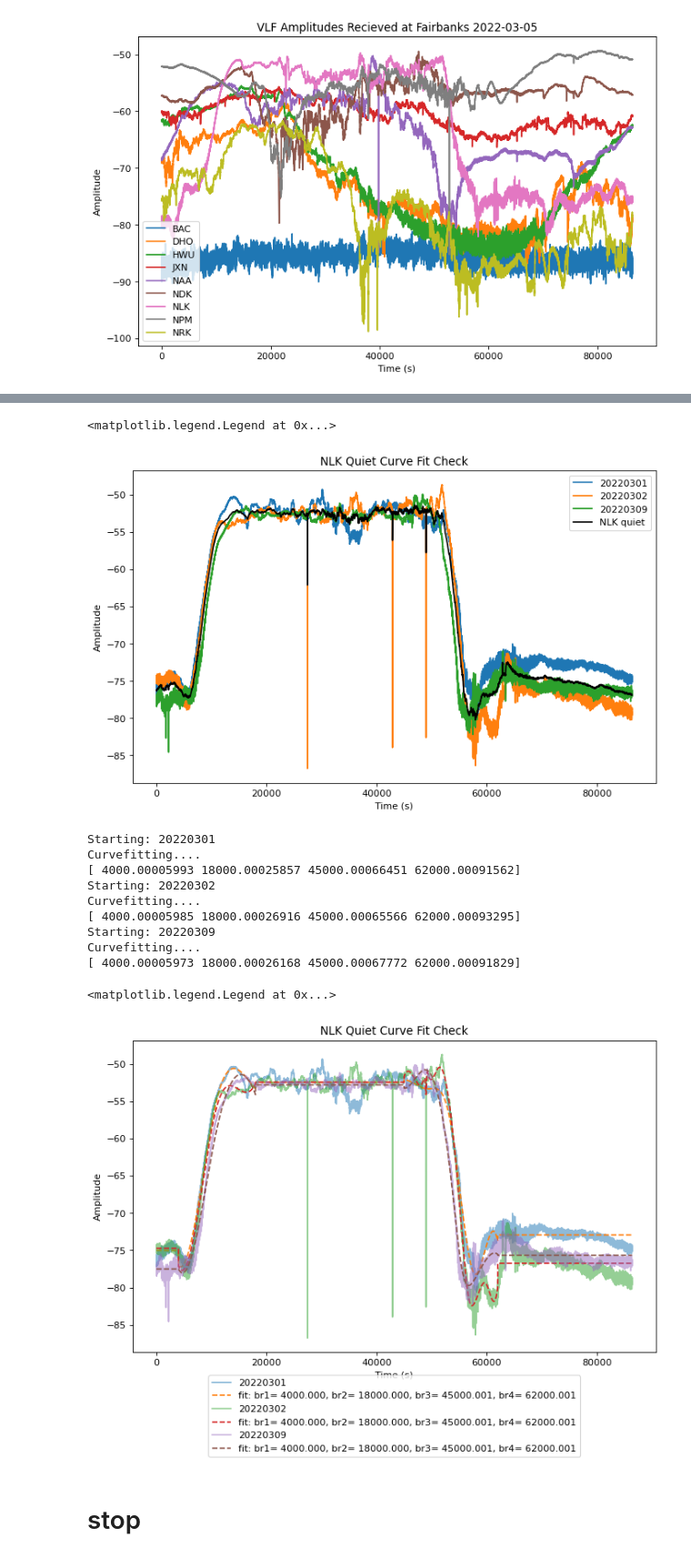
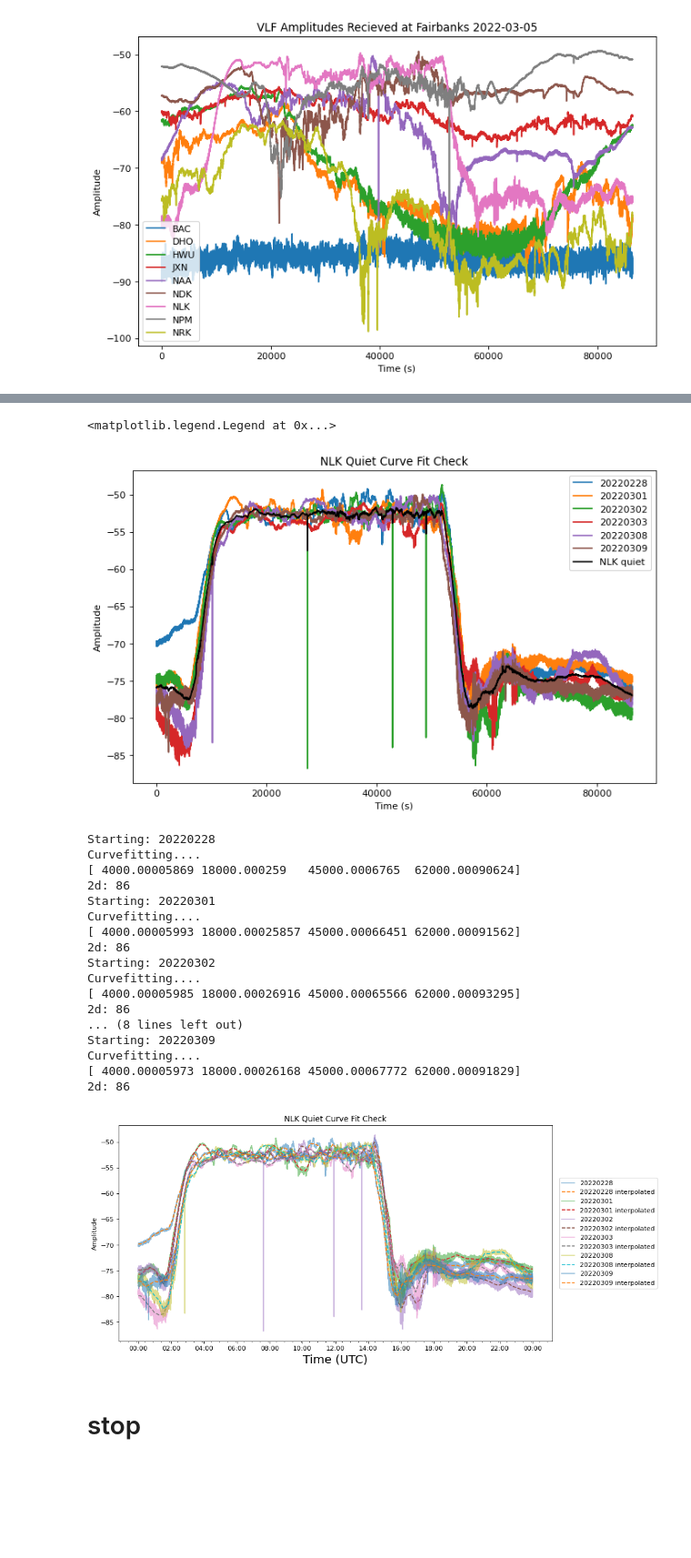
Before and after one commit to jodiejmclennan/VLF_project, a Jupyter notebook: VLF-LAMP-analysis.ipynb, the cells around one changed output, grey strips where cells are left out. Shown at 91% size. Cells and saved outputs as stored; diff of their text form; code cells hidden in the pictures; blank space fills up the shorter version.

Commit message:
added running avg
and feb 28 2022, and tick markers

```diff
--- a/VLF-LAMP-analysis.ipynb
+++ b/VLF-LAMP-analysis.ipynb
@@ -117,7 +117,7 @@ NRK20230308.txt
 # path names to find a quiet curve fit
 pathnames = ['NLK','NDK','NAA','NRK']
 # the quiet days for each path - following the order of pathnames
-quietdays = [['20220301','20220302','20220309'],['20220303','20230304','20230303','20230305','20230308'],['20220306','20220302','20220303','20230304'],['20220303','20220308','20220302']]
+quietdays = [['20220301','20220302','20220309','20220228','20220303','20220308'],['20220303','20230304','20230303','20230305','20230308'],['20220306','20220302','20220303','20230304'],['20220303','20220308','20220302']]
 #quietdays = [['20220303','20220302','20220306','20220307'],['20220303','20220302','20220306','20220307'],['20220303','20220302','20220306','20220307'],['20220303','20220302','20220306','20220307']]
 
 # set the runnning average:
@@ -226,7 +229,7 @@ plt.title(pathcheck+' Quiet Curve Fit Check')
 plt.legend()
 # %% [output]
 <matplotlib.legend.Legend at 0x...>
-[figure, old version]
+[figure, new version]
 # %%
 from scipy.optimize import curve_fit
 from scipy.interpolate import CubicSpline
@@ -386,41 +453,91 @@ def NLK_qdc_v2(x,break1, break2, break3, break4, a2, b2, a4, b4):
+# %%
+import datetime as dt
+from datetime import timedelta
+from matplotlib import dates as mdates
+from matplotlib.ticker import MultipleLocator
+time_dt = [dt.datetime(2022,3,1,0,0,0)+i*timedelta(seconds=1) for i in np.arange(len(time))]
+#print(time_dt)
 # %%
 # NLK QDC with a peicewise method of multiple curve fits
 
+bintime = 1000
+# time_dt = np.zeros(len(time))
+# time_dt[0] = dt.time(0,0,0)
+
 
 pathcheck = 'NLK'
-plt.figure(figsize=(10,6),dpi=80)
+fig, ax1 = plt.subplots(figsize=(12,6),dpi=80)
 for key in quietdict.keys():
     if key[:3] == pathcheck and quietdayflag[paths.index(key)] == 1:
         day = key[3:]
         print('Starting: '+str(day))
         time = quietdict[key]['time']
         amplitude = quietdict[key]['amplitude']
-        plt.plot(time, amplitude, alpha=0.5, label=day)
+
+        time_dt = [dt.datetime(2022,3,1,0,0,0)+i*timedelta(seconds=1) for i in np.arange(len(time))]
+        #plt.plot(time, amplitude, alpha=0.5, label=day)
+        plt.plot(time_dt, amplitude, alpha=0.5, label=day)
 
         # curve fit with piecewise function
         print('Curvefitting....')
         popt, pcov = curve_fit(NLK_qdc, time, amplitude, p0=[4000,18000,45000,62000])
         print(popt)
-        plt.plot(time, NLK_qdc(time, *popt), '--',
-         label='fit: br1= %5.3f, br2= %5.3f, br3= %5.3f, br4= %5.3f' % tuple(popt))
+        # plt.plot(time, NLK_qdc(time, *popt), '--',
+        #  label='fit: br1= %5.3f, br2= %5.3f, br3= %5.3f, br4= %5.3f' % tuple(popt))
+
+        # running average over the whole data set:
+        bin_time, bin_amp = run_avg(time, amplitude, bintime)
+        #plt.plot(bin_time, bin_amp, '-', label=day+' running avg')
+
+        # interpolation func
+        time_interp = np.linspace(time[0],time[-1],len(time))
+        amp_interp = np.interp(time_interp, bin_time, bin_amp)
+
+        #plt.plot(time_interp, amp_interp, '--', label=day+' interpolated')
+        plt.plot(time_dt, amp_interp, '--', label=day+' interpolated')
+
+
 #plt.plot(qdc_dict[pathcheck]['time'], qdc_dict[pathcheck]['amplitude'],'k', label=pathcheck+' avged quiet days')
 
+#ax1.set_xlabel('Time (s)')
+ax1.set_ylabel('Amplitude')
+plt.title(pathcheck+' Quiet Curve Fit Check')
+plt.legend(loc='center right', bbox_to_anchor=(1.25, 0.5))
 
-plt.xlabel('Time (s)')
-plt.ylabel('Amplitude')
-plt.title(pathcheck+' Quiet Curve Fit Check')
-plt.legend(loc='lower center', bbox_to_anchor=(0.5, -0.35))
+ax1.set_xlabel('Time (UTC)',fontsize = 18)
+
+time_locator = mdates.HourLocator(byhour=range(24),
+                                interval = 2)
+minor_time_locator = mdates.MinuteLocator(byminute=range(60),interval=30)
+ax1.xaxis.set_minor_locator(minor_time_locator)
+h_fmt = mdates.DateFormatter('%H:%M')
+ax1.xaxis.set_major_locator(time_locator)
+ax1.xaxis.set_major_formatter(h_fmt)
+
+# tick_spacing = 0.5e16
+# ax2.yaxis.set_minor_locator(ticker.MultipleLocator(tick_spacing))
+# ax2.tick_params(labelsize=12)
+
+
+ax1.tick_params(axis='x', which='major', labelsize=10)
 # %% [output]
+Starting: 20220228
+Curvefitting....
+[ 4000.00005869 18000.000259   45000.0006765  62000.00090624]
+2d: 86
 Starting: 20220301
 Curvefitting....
 [ 4000.00005993 18000.00025857 45000.00066451 62000.00091562]
+2d: 86
 Starting: 20220302
 Curvefitting....
 [ 4000.00005985 18000.00026916 45000.00065566 62000.00093295]
+2d: 86
+... (8 lines left out)
 Starting: 20220309
 Curvefitting....
 [ 4000.00005973 18000.00026168 45000.00067772 62000.00091829]
+2d: 86
-<matplotlib.legend.Legend at 0x...>
-[figure, old version]
+[figure, new version]
 # %% [markdown]
 # stop
```
Also changed, not shown: parts of 6 cells of this notebook, 6 other files.
